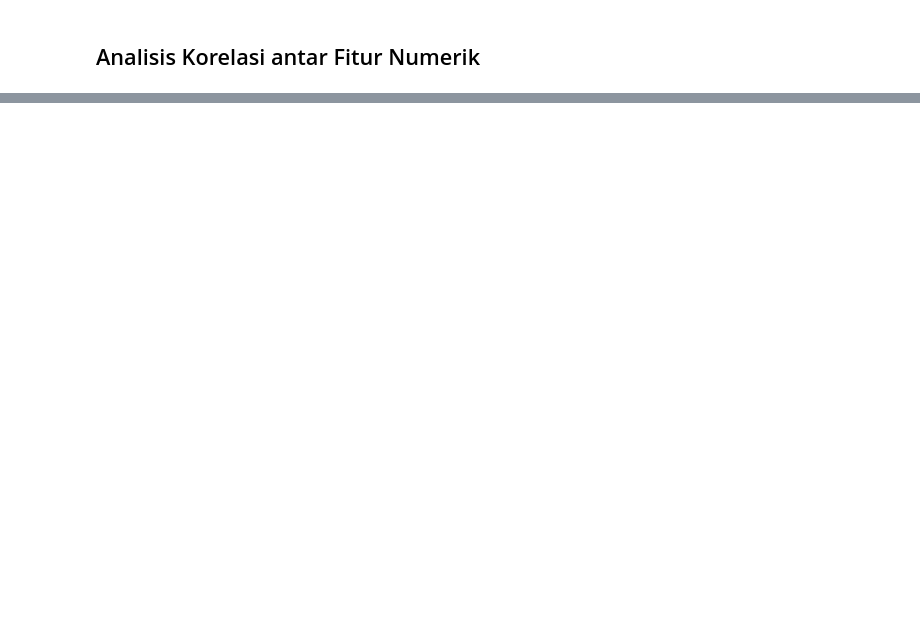
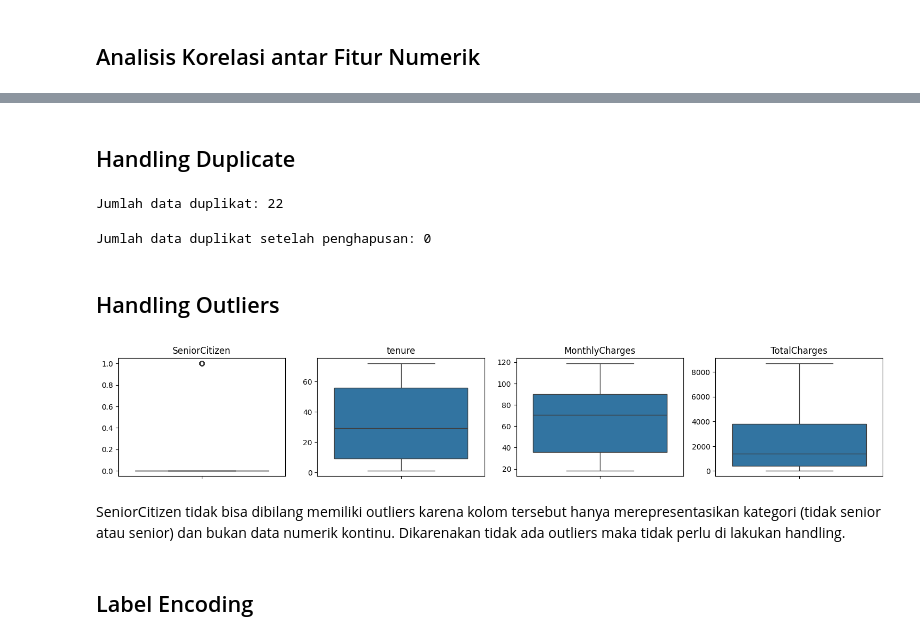
Before and after one commit to ikhsanasagaf/capstone-churn-prediction, a Jupyter notebook: Capstone_Project.ipynb, the cells around one changed output, grey strips where cells are left out. Saved outputs shown, nothing was run; the diff lists cells and outputs as text; code cells hidden in the pictures; blank space fills up the shorter version.

```diff
--- a/Capstone_Project.ipynb
+++ b/Capstone_Project.ipynb
@@ -167,0 +348,4 @@ plt.show()
+# %%
+df.dropna(subset=['TotalCharges'], inplace=True)
+print("Missing values after handling:")
+print(df.isnull().sum())
@@ -167,0 +370,34 @@ plt.show()
+# %% [markdown]
+## Handling Duplicate
+# %%
+duplicate_rows = df.duplicated().sum()
+print(f"Jumlah data duplikat: {duplicate_rows}")
+# %% [output]
+Jumlah data duplikat: 22
+# %%
+df.drop_duplicates(inplace=True)
+duplicate_rows_after_handling = df.duplicated().sum()
+print(f"Jumlah data duplikat setelah penghapusan: {duplicate_rows_after_handling}")
+# %% [output]
+Jumlah data duplikat setelah penghapusan: 0
+# %% [markdown]
+## Handling Outliers
+# %%
+# Mengecek outliers setiap kolom numerik
+numerik = df.select_dtypes(include=['float64', 'int64'])
+
+# Buat box plot untuk setiap kolom numerik
+plt.figure(figsize=(15, 10))
+for i, kolom in enumerate(numerik, 1):
+    plt.subplot(4, 4, i)
+    sns.boxplot(y=df[kolom])
+    plt.title(kolom)
+    plt.ylabel('')
+plt.tight_layout()
+plt.show()
+# %% [output]
+[figure, added]
+# %% [markdown]
+SeniorCitizen tidak bisa dibilang memiliki outliers karena kolom tersebut hanya merepresentasikan kategori (tidak senior atau senior) dan bukan data numerik kontinu. Dikarenakan tidak ada outliers maka tidak perlu di lakukan handling.
+# %% [markdown]
+## Label Encoding
```
Also changed, not shown: parts of 48 cells of this notebook.
